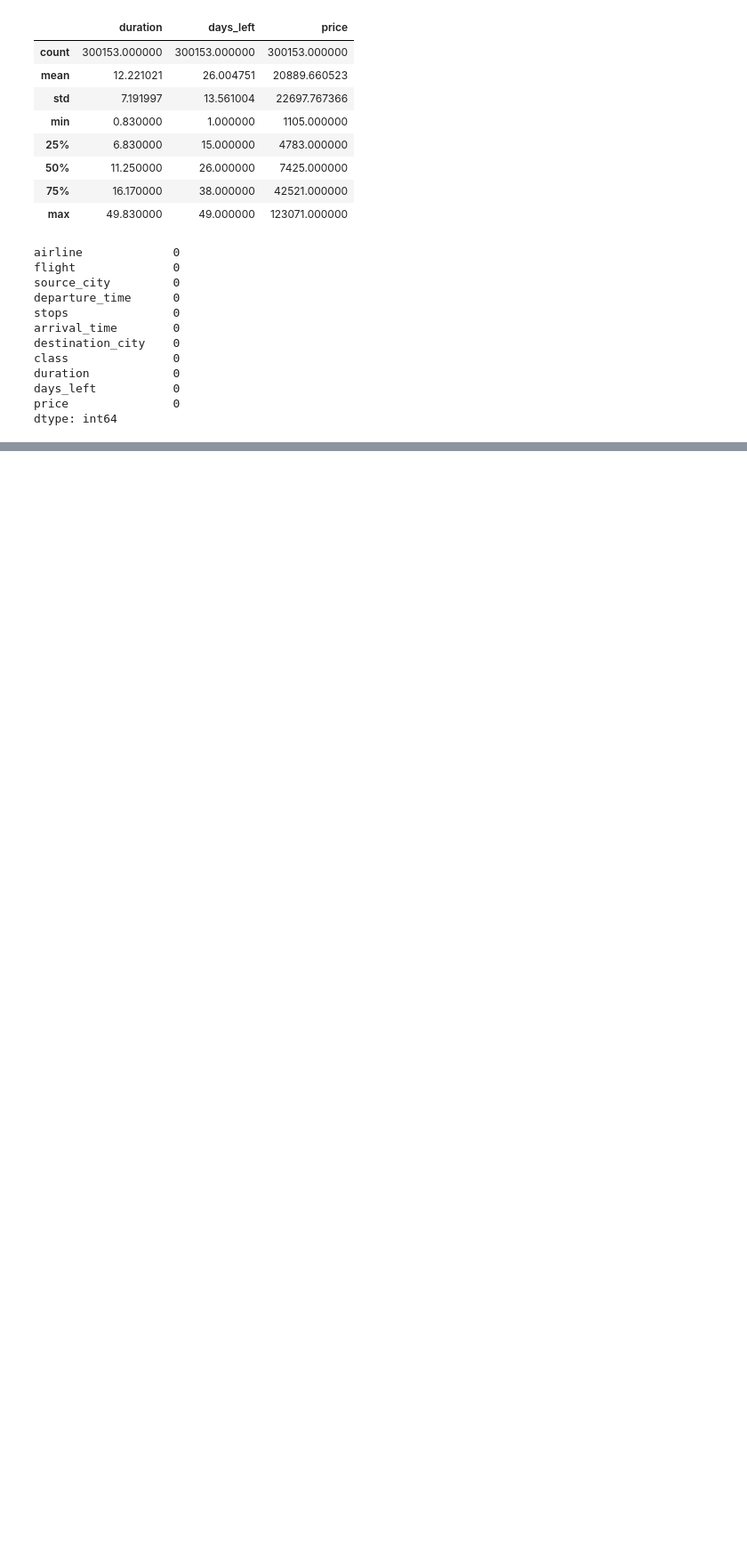
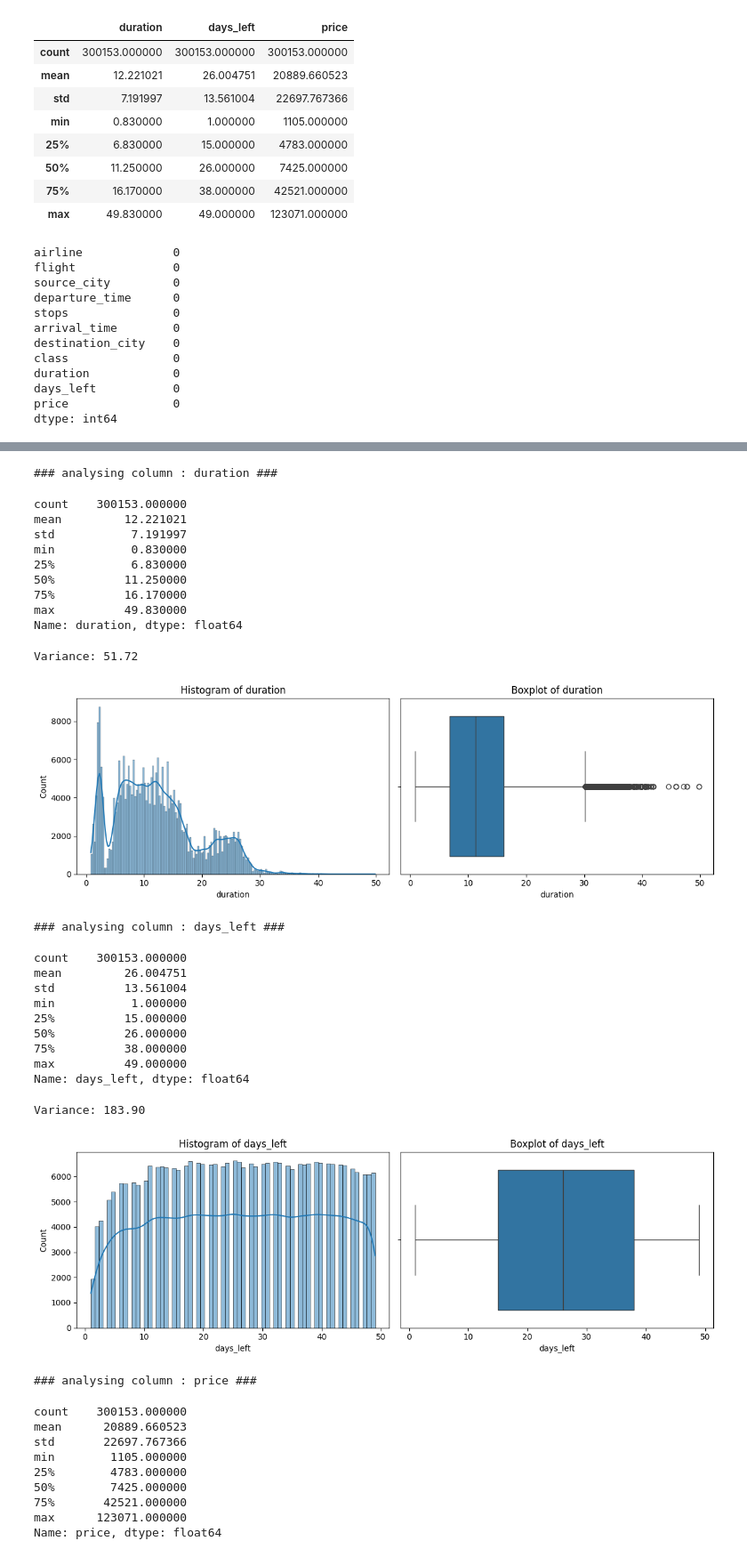
Before and after one commit to Binardino/ML---Flight-Price-Prediction, a Jupyter notebook: notebook/notebook_flight_price.ipynb, the cells around one changed output, grey strips where cells are left out. Shown at 89% size. Drawn from its saved outputs; the diff is of its cells as text; code cells hidden in the pictures; blank space fills up the shorter version.

Commit message:
feat: add functions univariate_discrete_analysis & univariate_continuous_analysis

```diff
--- a/notebook/notebook_flight_price.ipynb
+++ b/notebook/notebook_flight_price.ipynb
@@ -101,11 +102,11 @@ dtype: int64
 # %%
 #sns.pairplot(df)
 # %%
-col_continuous = ['duration', 'days_left', 'price']
-col_discrete   = ['airline', 'flight', 'source_city', 'departure_time', 'stops', 'arrival_time', 'destination_city', 'class']
+continuous_col = ['duration', 'days_left', 'price']
+discrete_col   = ['airline', 'flight', 'source_city', 'departure_time', 'stops', 'arrival_time', 'destination_city', 'class']
 
-def univariate_discrete_analysis(df, col_discrete):
-    for col in col_discrete:
+def univariate_discrete_analysis(df, discrete_col):
+    for col in discrete_col:
         print(f'### analysing column : {col} ###')
         count = df[col].value_counts()
         display(count)
@@ -118,8 +119,8 @@ def univariate_discrete_analysis(df, col_discrete):
         plt.tight_layout()
         plt.show()
 
-def univariate_continuous_analysis(df, col_continuous):
-    for col in col_continuous:
+def univariate_continuous_analysis(df, continuous_col):
+    for col in continuous_col:
         print(f'### analysing column : {col} ###')
         stats = df[col].describe()
         variance = df[col].var()
@@ -142,7 +143,7 @@ def univariate_continuous_analysis(df, col_continuous):
 
 
 
-univariate_discrete_analysis(df, col_discrete)
+univariate_discrete_analysis(df=df, discrete_col=discrete_col)
 # %% [output]
 ### analysing column : airline ###
 airline
@@ -192,0 +194,37 @@ Name: count, dtype: int64
+# %%
+univariate_continuous_analysis(df, col_continuous)
+# %% [output]
+### analysing column : duration ###
+count    300153.000000
+mean         12.221021
+std           7.191997
+min           0.830000
+25%           6.830000
+50%          11.250000
+75%          16.170000
+max          49.830000
+Name: duration, dtype: float64
+Variance: 51.72
+[figure, added]
+### analysing column : days_left ###
+count    300153.000000
+mean         26.004751
+std          13.561004
+min           1.000000
+25%          15.000000
+50%          26.000000
+75%          38.000000
+max          49.000000
+Name: days_left, dtype: float64
+Variance: 183.90
+[figure, added]
+### analysing column : price ###
+count    300153.000000
+mean      20889.660523
+std       22697.767366
+min        1105.000000
+25%        4783.000000
+50%        7425.000000
+75%       42521.000000
+max      123071.000000
+Name: price, dtype: float64
```
Also changed, not shown: parts of 9 cells of this notebook.
